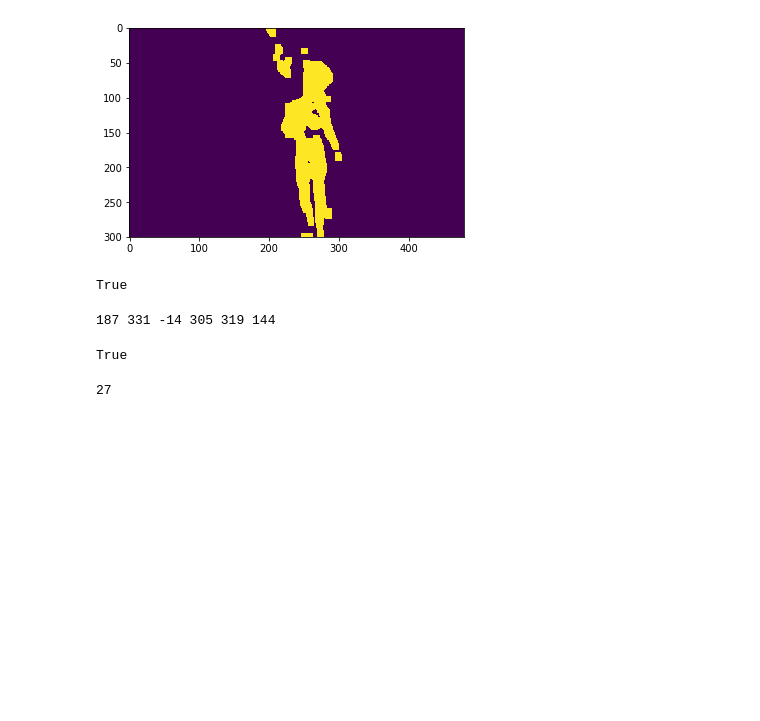
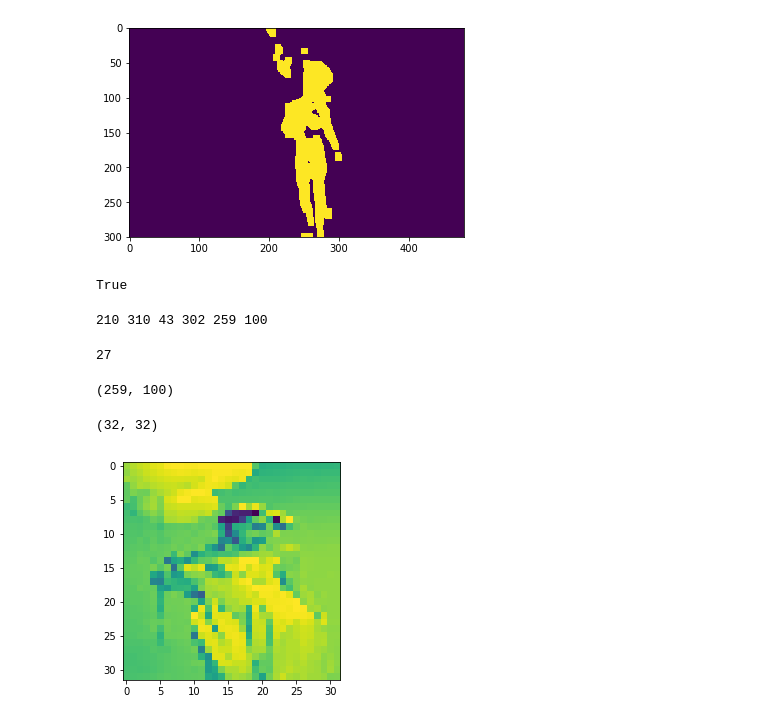
Before and after one commit to ElbertYili/learn_note, a Jupyter notebook: ml_cnn/opencv/图像边缘检测.ipynb, the cells around one changed output. Saved outputs shown, nothing was run; the diff lists cells and outputs as text; code cells hidden in the pictures; blank space fills up the shorter version.

```diff
--- a/ml_cnn/opencv/图像边缘检测.ipynb
+++ b/ml_cnn/opencv/图像边缘检测.ipynb
@@ -86,12 +86,26 @@ width = x2 - x1
 print(x1, x2, y1, y2, hight, width)
 image = cv2.imread('./街拍样图.jpg')
 cropImg = image[0:hight, x1:x1+width]
-cv2.imwrite('cutImg.jpg', cropImg)
+# cv2.imwrite('cutImg.jpg', cropImg)
 # %% [output]
-187 331 -14 305 319 144
+210 310 43 302 259 100
-True
 # %%
 cv2.imshow("Image", cropImg)
 cv2.waitKey()
 # %% [output]
 27
+# %%
+cropImg = gray[0:hight, x1:x1+width]
+cropImg.shape
+# %% [output]
+(259, 100)
+# %%
+reimg = cv2.resize(cropImg,(32,32),interpolation=cv2.INTER_CUBIC)
+reimg.shape
+# %% [output]
+(32, 32)
+# %%
+plt.imshow(reimg)
+plt.show()
+# %% [output]
+[figure, added]
```
Also changed, not shown: parts of 3 cells of this notebook, 3 other files.
